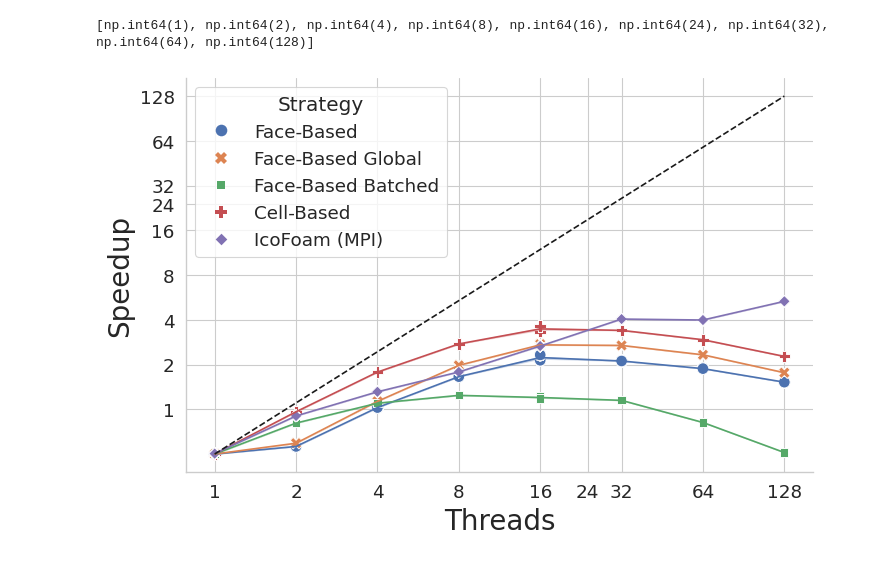
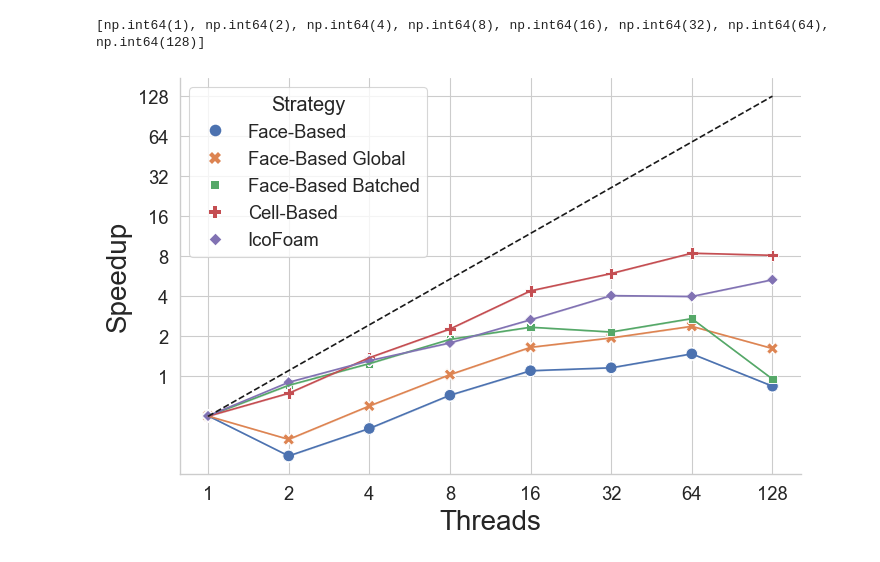
Before and after one commit to lupeterm/FVM-Prototyping, a Jupyter notebook: notebooks/icofoam.ipynb, the cells around one changed output. Saved outputs shown, nothing was run; the diff lists cells and outputs as text; code cells hidden in the pictures.

```diff
--- a/notebooks/icofoam.ipynb
+++ b/notebooks/icofoam.ipynb
@@ -18,6 +19,6 @@ df = pd.read_csv("../results/icoFoam-mpi.csv", skip_blank_lines=True)
 # %%
 def setup_df(base_df: pd.DataFrame) -> pd.DataFrame:
-    base_df["cells"] = [int(x.rsplit("/", 2)[1]) ** 3 for x in base_df["case_long"]]
+    base_df["cells"] = [int(x.rsplit("-")[1]) for x in base_df["case_long"]]
     base_df["ms_normed"] = base_df["time_mean_ms"] / base_df["cells"]
     base_df = base_df[base_df["executor"] == "cpu"]
     base_df["Threads"] = [
@@ -128,5 +113,5 @@ julia
 # %%
-julia = setup_df(julia)
+cluster = setup_df(cluster)
 # %%
 
 p = sb.relplot(data=df, x="cells", y="ms_normed", height=10, hue="np_string", kind="line")
@@ -137,8 +122,6 @@ axes = p.axes.flat
 p.set(
     yscale="log",
 )
-# %%
-all = pd.concat([julia, df])
 # %%
 sb.set_style("whitegrid")
 sb.color_palette("deep", 8)
@@ -222,6 +205,8 @@ def setup_icofoam(base_df: pd.DataFrame) -> pd.DataFrame:
     return base_df
 # %%
 df =setup_icofoam(df)
+# %%
+all = pd.concat([cluster, df])
 # %%
 def scaling_ms(data):
     sb.set_style("whitegrid")
@@ -297,34 +284,34 @@ def scaling_speedup(data):
 
             # Ideal scaling: speedup = threads → log2(s) = log2(t)
             # x_vals = sorted(data["logthp1"].unique())
             x_vals = sorted(np.log2(data["Threads"].unique()) +1)
             ax.plot([1,8], [0,8], color='k',linestyle="dashed", label="Ideal Speedup")
 
             threads = sorted(data["Threads"].unique())
             print(threads)
 
             ax.set_xticks(x_vals)
             ax.set_xticklabels(threads)
 
             ax.set_yticks(x_vals)
             ax.set_yticklabels(threads)
 
         handles, _ = axes[0].get_legend_handles_labels()
         plot.legend.remove()
 
         axes[0].legend(
             handles,
             data["strategy_display"].unique(),
             loc="upper left",
             title="Strategy"
         )
 
         plt.ylabel("Speedup", fontsize=20)
         plt.xlabel("Threads", fontsize=20)
         plt.tight_layout()
-        plt.savefig("../figures/icoFoam-julia-speedup.svg")
+        plt.savefig("../figures/icoFoam-julia-speedup-cluster.svg")
 df["strategy_display"] = "IcoFoam (MPI)"
-scaling_speedup(all[all["Threads"] < 256])
+scaling_speedup(all)
 # %% [output]
-[np.int64(1), np.int64(2), np.int64(4), np.int64(8), np.int64(16), np.int64(24), np.int64(32), np.int64(64), np.int64(128)]
+[np.int64(1), np.int64(2), np.int64(4), np.int64(8), np.int64(16), np.int64(32), np.int64(64), np.int64(128)]
-[figure, old version]
+[figure, new version]
```
Also changed, not shown: parts of 13 cells of this notebook, 5 other files.
